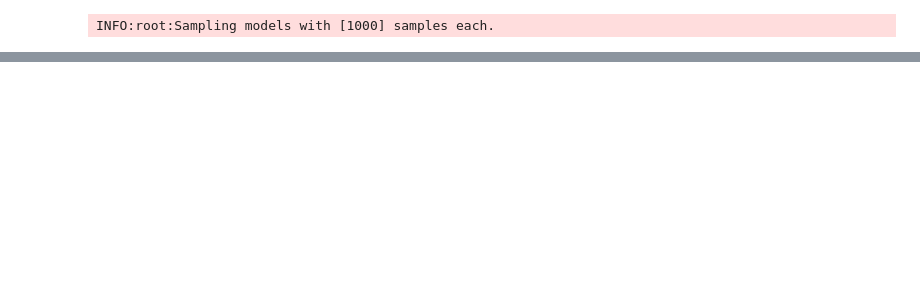
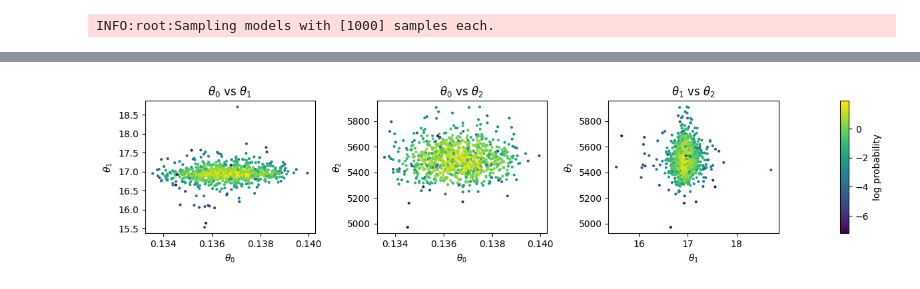
Before and after one commit to plt109/ltu-ili, a Jupyter notebook: notebooks/ambe_fits/poke_embedding.ipynb, the cells around one changed output, grey strips where cells are left out. Cells and saved outputs as stored; diff of their text form; code cells hidden in the pictures; blank space fills up the shorter version.

```diff
--- a/notebooks/ambe_fits/poke_embedding.ipynb
+++ b/notebooks/ambe_fits/poke_embedding.ipynb
@@ -108,5 +106,5 @@ for _ind in range(len(events_bag)):
 # Collect all true param values for later evaluation # not sure what for, but okie
 params = np.concatenate(params, axis=0)
 
-DIM_THETA = len(_params)
+_, DIM_THETA = _params.shape
 _, DIM_DATA = _events.shape
@@ -352,3 +358,40 @@ if dim_theta == 2:
+# %%
+from itertools import combinations
+
+# Visualize the posterior samples compared to the true value for 3D
+dim_theta = DIM_THETA
+n_combinations = dim_theta * (dim_theta - 1) // 2  # 3 choose 2 = 3
+
+# Create subplots: one for each pair combination + one colorbar
+fig, axs = plt.subplots(1, n_combinations + 1,
+                        figsize=(3 * (n_combinations + 1), 3),
+                        gridspec_kw={'width_ratios': [1] * n_combinations + [0.05]})
+
+# Get all pair combinations of parameters
+param_pairs = list(combinations(range(dim_theta), 2))
+param_names = [r'$\theta_0$', r'$\theta_1$', r'$\theta_2$']
+
+# Plot each combination
+for idx, (i, j) in enumerate(param_pairs):
+    # Scatter plot of samples
+    im = axs[idx].scatter(samples[:, i], samples[:, j],
+                          c=log_prob, s=4, cmap='viridis')
+    axs[idx].set_xlabel(param_names[i])
+    axs[idx].set_ylabel(param_names[j])
+    axs[idx].set_title(f'{param_names[i]} vs {param_names[j]}')
+
+    # Optional: plot the true value if you have it
+    # true_values = [true_theta0, true_theta1, true_theta2]  # define your true values
+    # axs[idx].plot(true_values[i], true_values[j], 'r+', markersize=10, label='true')
+    # axs[idx].legend()
+
+# Add colorbar to the last subplot
+plt.colorbar(im, label='log probability', cax=axs[-1])
+
+plt.tight_layout()
+plt.show()
+# %% [output]
+[figure, added]
 # %%
 
 metric = PlotSinglePosterior(
```
Also changed, not shown: parts of 27 cells of this notebook, 1 other file.
